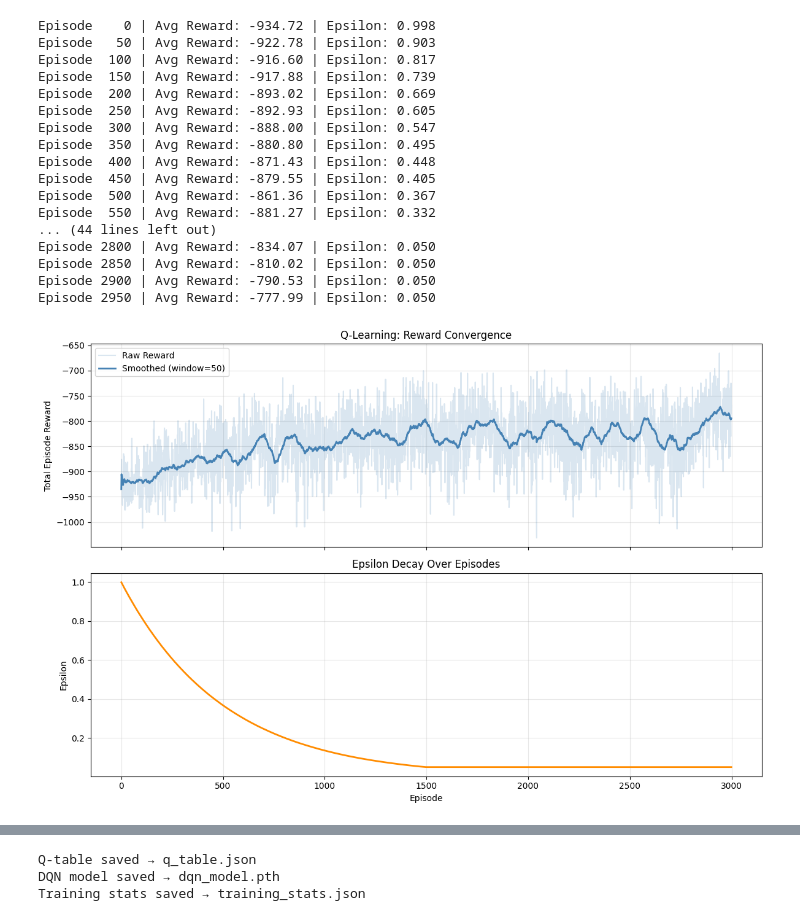
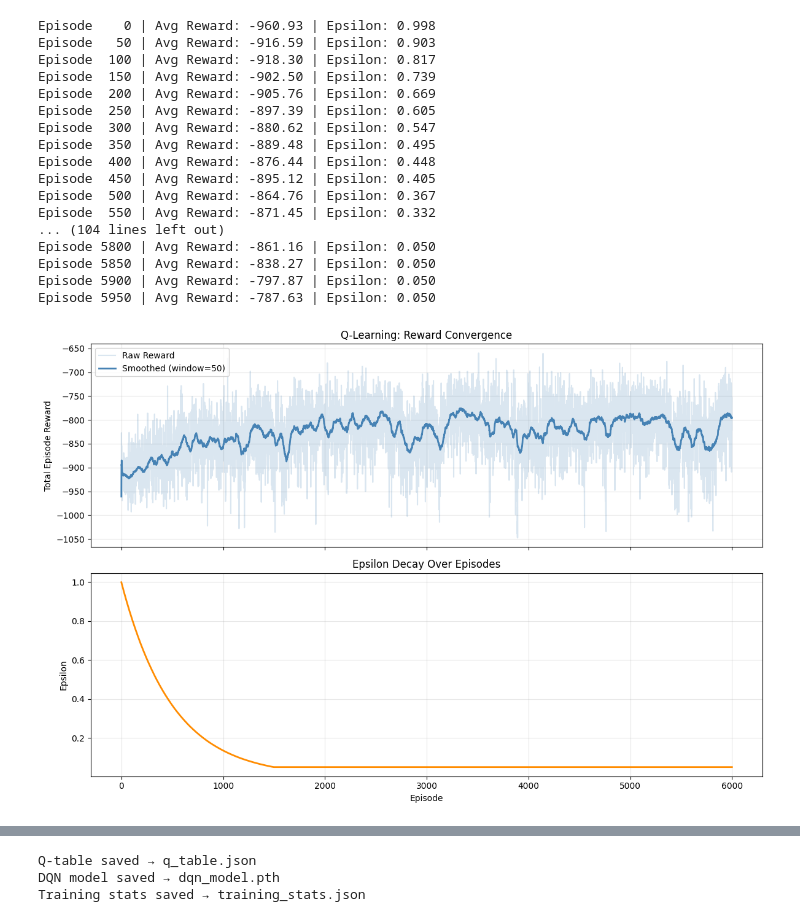
Before and after one commit to sayyedmaaz23/Smart_Traffic_Signal_using_RL, a Jupyter notebook: main.ipynb, the cells around one changed output, grey strips where cells are left out. Drawn from its saved outputs; the diff is of its cells as text; code cells hidden in the pictures.

```diff
--- a/main.ipynb
+++ b/main.ipynb
@@ -84,7 +84,7 @@ def choose_action(state, eps):
     return int(np.argmax(Q_table[state]))
 # %%
 env = TrafficEnv()
-episodes = 3000
+episodes = 6000
 steps_per_episode = 200
 rewards = []
 
@@ -105,30 +105,30 @@ for ep in range(episodes):
         total_reward += reward
 
     rewards.append(total_reward)
-    epsilon = max(epsilon_min, epsilon * epsilon_decay)  # decay after each episode
+    epsilon = max(epsilon_min, epsilon * epsilon_decay)
 
     if ep % 50 == 0:
         window = min(50, len(rewards))
         avg = sum(rewards[-window:]) / window
         print(f"Episode {ep:4d} | Avg Reward: {avg:7.2f} | Epsilon: {epsilon:.3f}")
 # %% [output]
-Episode    0 | Avg Reward: -934.72 | Epsilon: 0.998
-Episode   50 | Avg Reward: -922.78 | Epsilon: 0.903
-Episode  100 | Avg Reward: -916.60 | Epsilon: 0.817
-Episode  150 | Avg Reward: -917.88 | Epsilon: 0.739
-Episode  200 | Avg Reward: -893.02 | Epsilon: 0.669
-Episode  250 | Avg Reward: -892.93 | Epsilon: 0.605
-Episode  300 | Avg Reward: -888.00 | Epsilon: 0.547
-Episode  350 | Avg Reward: -880.80 | Epsilon: 0.495
-Episode  400 | Avg Reward: -871.43 | Epsilon: 0.448
-Episode  450 | Avg Reward: -879.55 | Epsilon: 0.405
-Episode  500 | Avg Reward: -861.36 | Epsilon: 0.367
-Episode  550 | Avg Reward: -881.27 | Epsilon: 0.332
-... (44 lines left out)
-Episode 2800 | Avg Reward: -834.07 | Epsilon: 0.050
-Episode 2850 | Avg Reward: -810.02 | Epsilon: 0.050
-Episode 2900 | Avg Reward: -790.53 | Epsilon: 0.050
-Episode 2950 | Avg Reward: -777.99 | Epsilon: 0.050
+Episode    0 | Avg Reward: -960.93 | Epsilon: 0.998
+Episode   50 | Avg Reward: -916.59 | Epsilon: 0.903
+Episode  100 | Avg Reward: -918.30 | Epsilon: 0.817
+Episode  150 | Avg Reward: -902.50 | Epsilon: 0.739
+Episode  200 | Avg Reward: -905.76 | Epsilon: 0.669
+Episode  250 | Avg Reward: -897.39 | Epsilon: 0.605
+Episode  300 | Avg Reward: -880.62 | Epsilon: 0.547
+Episode  350 | Avg Reward: -889.48 | Epsilon: 0.495
+Episode  400 | Avg Reward: -876.44 | Epsilon: 0.448
+Episode  450 | Avg Reward: -895.12 | Epsilon: 0.405
+Episode  500 | Avg Reward: -864.76 | Epsilon: 0.367
+Episode  550 | Avg Reward: -871.45 | Epsilon: 0.332
+... (104 lines left out)
+Episode 5800 | Avg Reward: -861.16 | Epsilon: 0.050
+Episode 5850 | Avg Reward: -838.27 | Epsilon: 0.050
+Episode 5900 | Avg Reward: -797.87 | Epsilon: 0.050
+Episode 5950 | Avg Reward: -787.63 | Epsilon: 0.050
 # %%
 # ── Cell 1: Plot Rewards & Epsilon Decay ──────────────────────────────────────
 import matplotlib.pyplot as plt
@@ -136,35 +136,35 @@ import numpy as np
 
 def smooth(data, window=50):
     return [np.mean(data[max(0, i-window):i+1]) for i in range(len(data))]
 
 epsilons = []
 eps = 1.0
-for _ in range(3000):
+for _ in range(6000):
     eps = max(0.05, eps * 0.998)
     epsilons.append(eps)
 
 smoothed = smooth(rewards, window=50)
 
 fig, (ax1, ax2) = plt.subplots(2, 1, figsize=(12, 8), sharex=True)
 
 ax1.plot(rewards, alpha=0.2, color='steelblue', label='Raw Reward')
 ax1.plot(smoothed, color='steelblue', linewidth=2, label='Smoothed (window=50)')
 ax1.set_ylabel('Total Episode Reward')
 ax1.set_title('Q-Learning: Reward Convergence')
 ax1.legend()
 ax1.grid(True, alpha=0.3)
 
 ax2.plot(epsilons, color='darkorange', linewidth=2)
 ax2.set_ylabel('Epsilon')
 ax2.set_xlabel('Episode')
 ax2.set_title('Epsilon Decay Over Episodes')
 ax2.grid(True, alpha=0.3)
 
 plt.tight_layout()
 plt.savefig('ql_rewards_epsilon.png', dpi=150)
 plt.show()
 # %% [output]
-[figure, old version]
+[figure, new version]
 # %%
 import torch
 import torch.nn as nn
```
Also changed, not shown: parts of 4 cells of this notebook, 3 other files.
